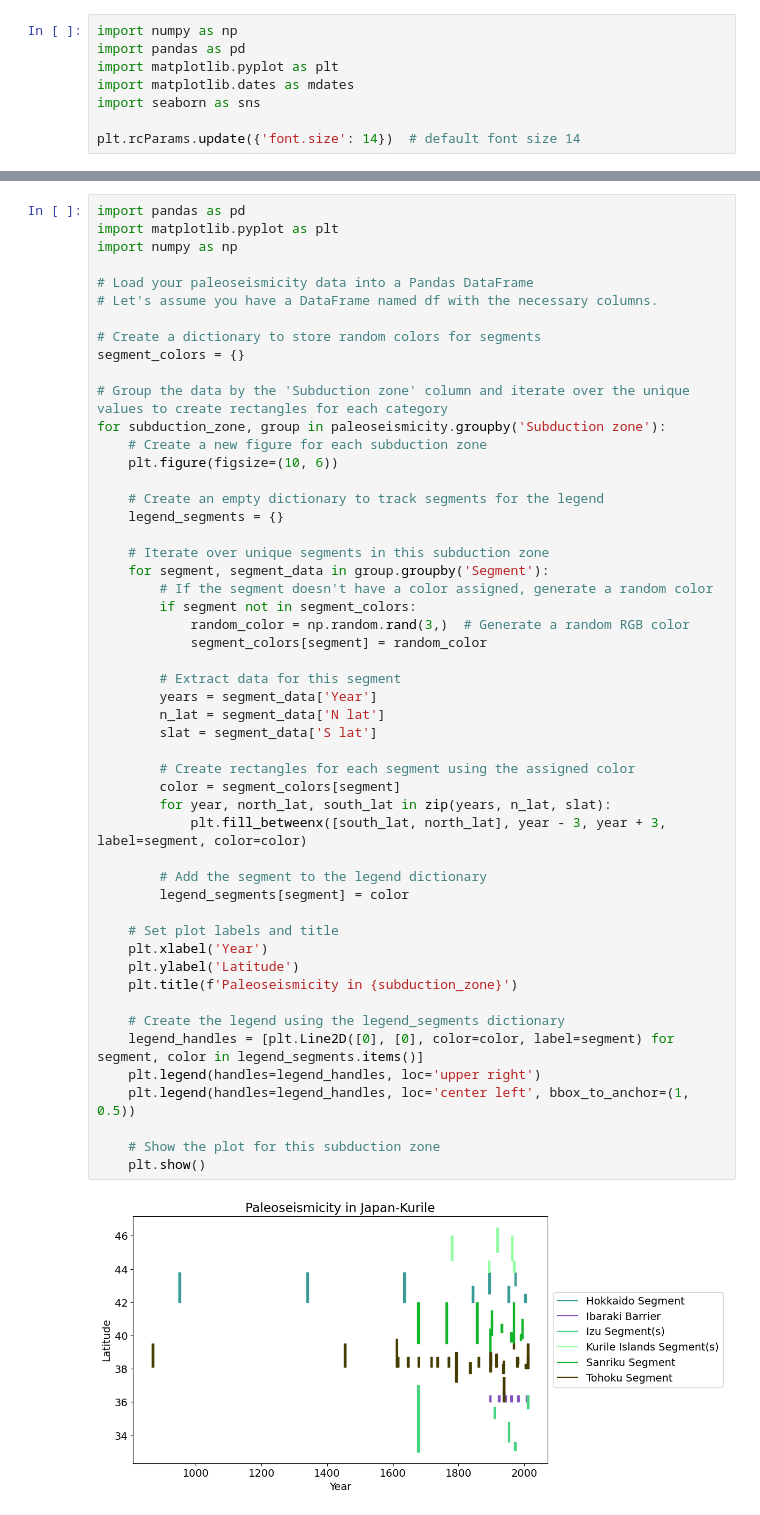
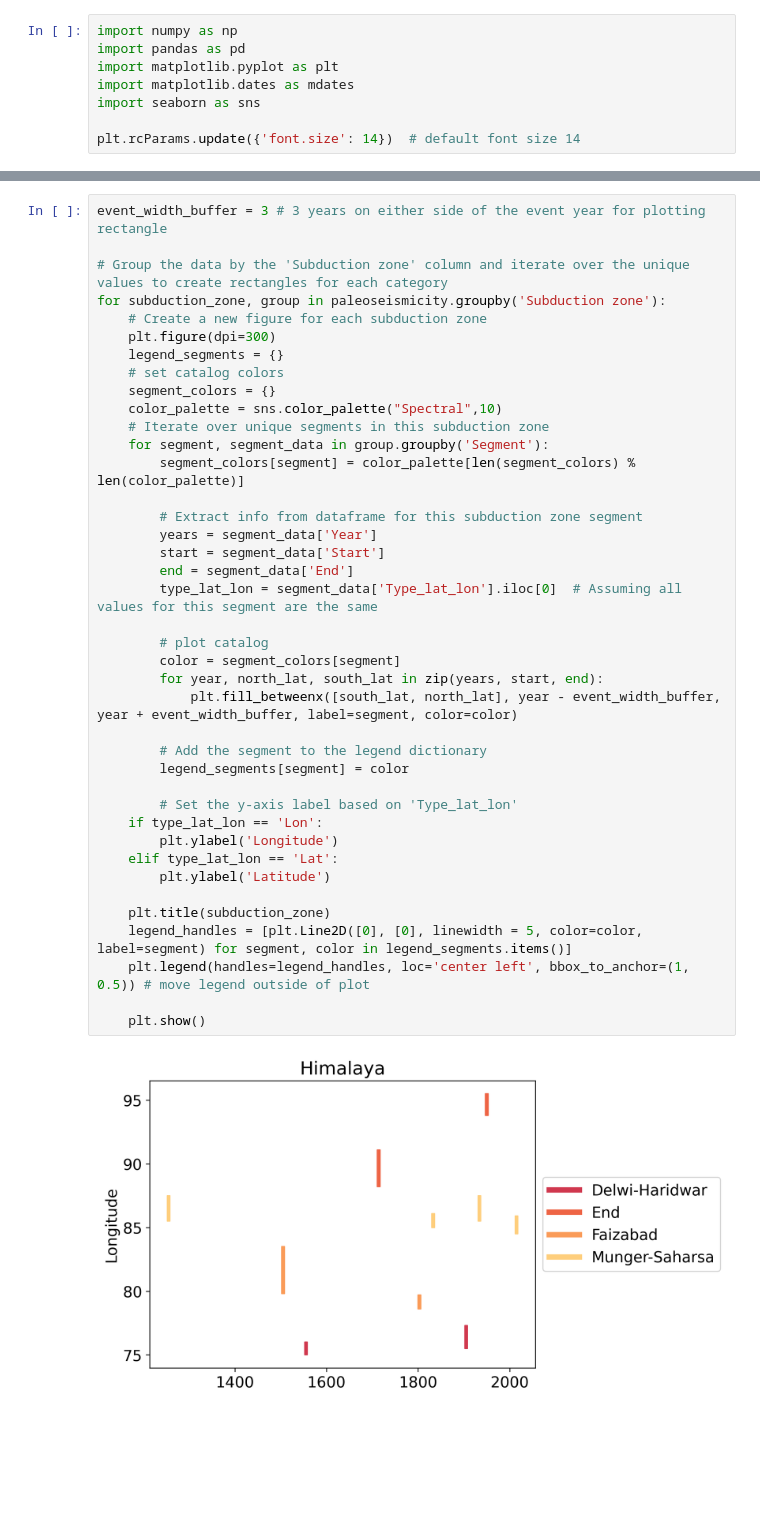
Before and after one commit to absrp/paleoseismology_subduction, a Jupyter notebook: megathrust_events.ipynb, the cells around one changed output, grey strips where cells are left out. Cells and saved outputs as stored; diff of their text form; blank space fills up the shorter version.

Commit message:
Himalaya data added,  lat and lon available

```diff
--- a/megathrust_events.ipynb
+++ b/megathrust_events.ipynb
@@ -26,53 +40,42 @@ print(paleoseismicity.head())
 # %%
-import pandas as pd
-import matplotlib.pyplot as plt
-import numpy as np
-
-# Load your paleoseismicity data into a Pandas DataFrame
-# Let's assume you have a DataFrame named df with the necessary columns.
-
-# Create a dictionary to store random colors for segments
-segment_colors = {}
+event_width_buffer = 3 # 3 years on either side of the event year for plotting rectangle
 
 # Group the data by the 'Subduction zone' column and iterate over the unique values to create rectangles for each category
 for subduction_zone, group in paleoseismicity.groupby('Subduction zone'):
     # Create a new figure for each subduction zone
-    plt.figure(figsize=(10, 6))
-
-    # Create an empty dictionary to track segments for the legend
+    plt.figure(dpi=300)
     legend_segments = {}
-
+    # set catalog colors
+    segment_colors = {}
+    color_palette = sns.color_palette("Spectral",10)
     # Iterate over unique segments in this subduction zone
     for segment, segment_data in group.groupby('Segment'):
-        # If the segment doesn't have a color assigned, generate a random color
-        if segment not in segment_colors:
-            random_color = np.random.rand(3,)  # Generate a random RGB color
-            segment_colors[segment] = random_color
+        segment_colors[segment] = color_palette[len(segment_colors) % len(color_palette)]
 
-        # Extract data for this segment
+        # Extract info from dataframe for this subduction zone segment
         years = segment_data['Year']
-        n_lat = segment_data['N lat']
-        slat = segment_data['S lat']
+        start = segment_data['Start']
+        end = segment_data['End']
+        type_lat_lon = segment_data['Type_lat_lon'].iloc[0]  # Assuming all values for this segment are the same
 
-        # Create rectangles for each segment using the assigned color
+        # plot catalog
         color = segment_colors[segment]
-        for year, north_lat, south_lat in zip(years, n_lat, slat):
-            plt.fill_betweenx([south_lat, north_lat], year - 3, year + 3, label=segment, color=color)
+        for year, north_lat, south_lat in zip(years, start, end):
+            plt.fill_betweenx([south_lat, north_lat], year - event_width_buffer, year + event_width_buffer, label=segment, color=color)
 
         # Add the segment to the legend dictionary
         legend_segments[segment] = color
 
-    # Set plot labels and title
-    plt.xlabel('Year')
-    plt.ylabel('Latitude')
-    plt.title(f'Paleoseismicity in {subduction_zone}')
+        # Set the y-axis label based on 'Type_lat_lon'
+    if type_lat_lon == 'Lon':
+        plt.ylabel('Longitude')
+    elif type_lat_lon == 'Lat':
+        plt.ylabel('Latitude')
 
-    # Create the legend using the legend_segments dictionary
-    legend_handles = [plt.Line2D([0], [0], color=color, label=segment) for segment, color in legend_segments.items()]
-    plt.legend(handles=legend_handles, loc='upper right')
-    plt.legend(handles=legend_handles, loc='center left', bbox_to_anchor=(1, 0.5))
+    plt.title(subduction_zone)
+    legend_handles = [plt.Line2D([0], [0], linewidth = 5, color=color, label=segment) for segment, color in legend_segments.items()]
+    plt.legend(handles=legend_handles, loc='center left', bbox_to_anchor=(1, 0.5)) # move legend outside of plot
 
-    # Show the plot for this subduction zone
     plt.show()
 # %% [output]
-[figure, old version]
+[figure, new version]
```
Also changed, not shown: parts of 5 cells of this notebook, 1 other file.
